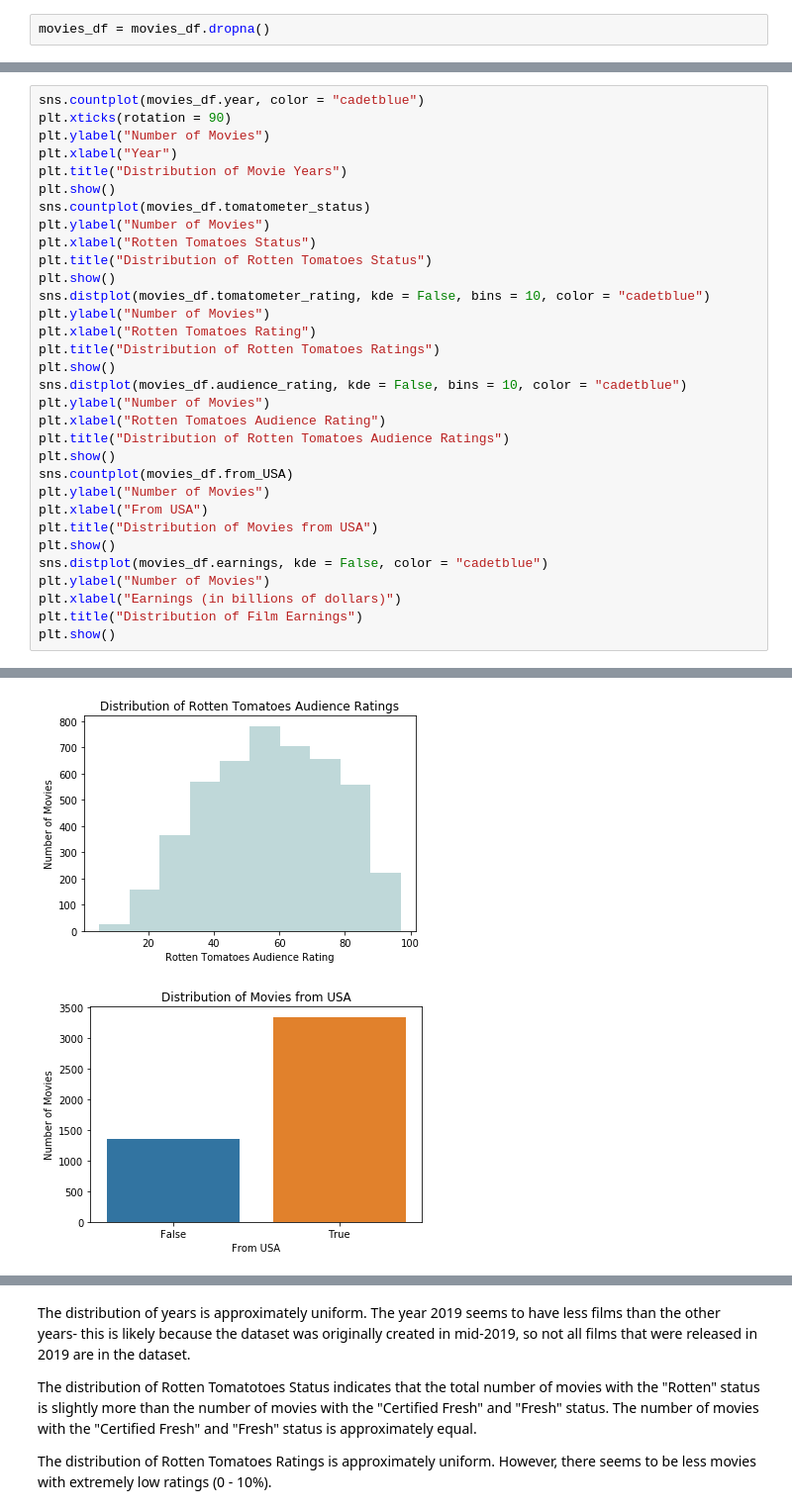
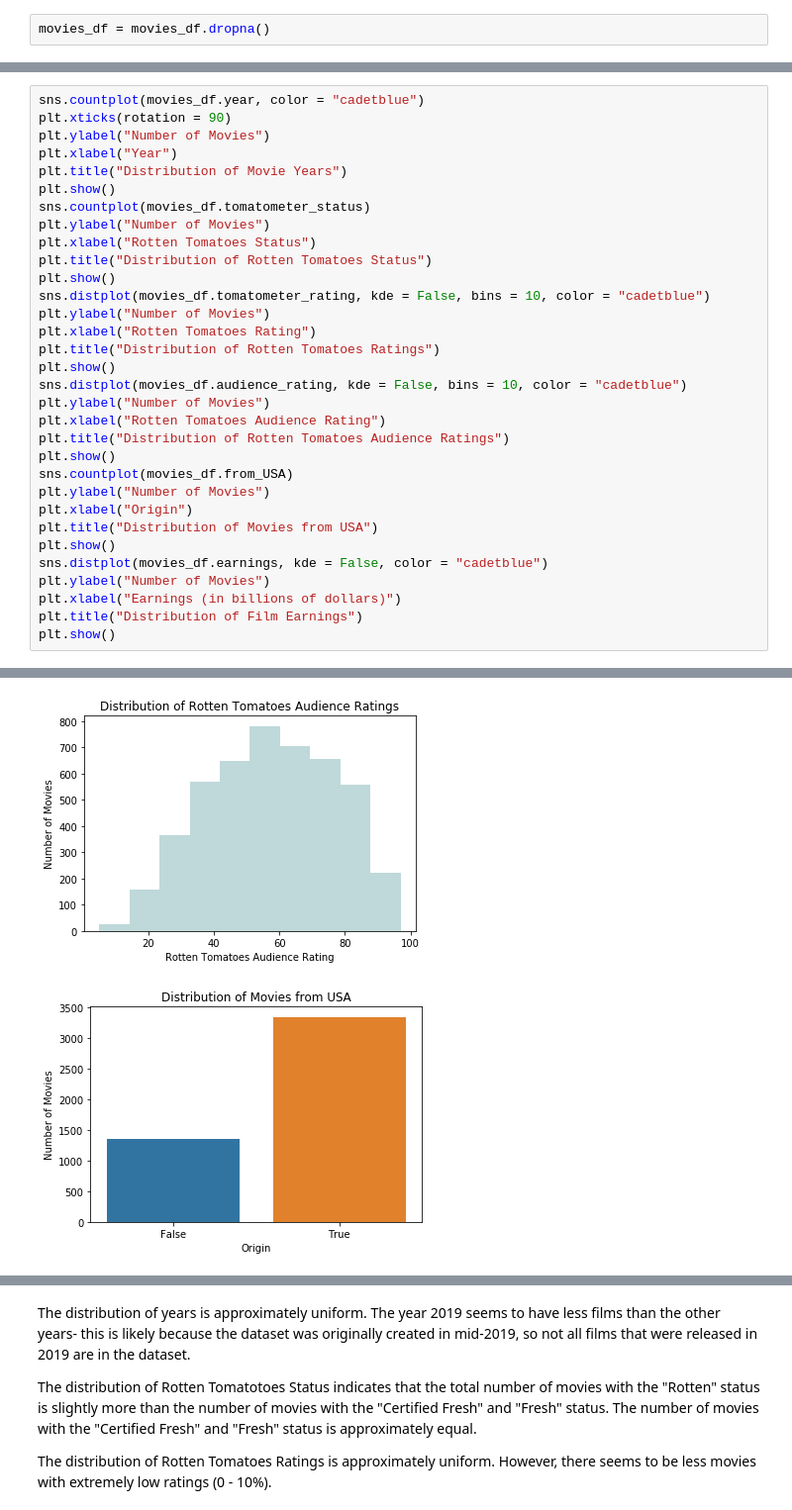
Before and after one commit to brndnzh/Rotten_Tomatoes_Effect, a Jupyter notebook: Rotten_Tomatoes_Effect_Script.ipynb, the cells around one changed output, grey strips where cells are left out. Shown at 99% size. Drawn from its saved outputs; the diff is of its cells as text.

```diff
--- a/Rotten_Tomatoes_Effect_Script.ipynb
+++ b/Rotten_Tomatoes_Effect_Script.ipynb
@@ -204,35 +204,35 @@ plt.title("Distribution of Movie Years")
 plt.show()
 sns.countplot(movies_df.tomatometer_status)
 plt.ylabel("Number of Movies")
 plt.xlabel("Rotten Tomatoes Status")
 plt.title("Distribution of Rotten Tomatoes Status")
 plt.show()
 sns.distplot(movies_df.tomatometer_rating, kde = False, bins = 10, color = "cadetblue")
 plt.ylabel("Number of Movies")
 plt.xlabel("Rotten Tomatoes Rating")
 plt.title("Distribution of Rotten Tomatoes Ratings")
 plt.show()
 sns.distplot(movies_df.audience_rating, kde = False, bins = 10, color = "cadetblue")
 plt.ylabel("Number of Movies")
 plt.xlabel("Rotten Tomatoes Audience Rating")
 plt.title("Distribution of Rotten Tomatoes Audience Ratings")
 plt.show()
 sns.countplot(movies_df.from_USA)
 plt.ylabel("Number of Movies")
-plt.xlabel("From USA")
+plt.xlabel("Origin")
 plt.title("Distribution of Movies from USA")
 plt.show()
 sns.distplot(movies_df.earnings, kde = False, color = "cadetblue")
 plt.ylabel("Number of Movies")
 plt.xlabel("Earnings (in billions of dollars)")
 plt.title("Distribution of Film Earnings")
 plt.show()
 # %% [output]
 [figure]
 [figure]
 [figure]
 [figure]
-[figure, old version]
+[figure, new version]
 [figure]
 # %% [markdown]
 The distribution of years is approximately uniform. The year 2019 seems to have less films than the other years- this is likely because the dataset was originally created in mid-2019, so not all films that were released in 2019 are in the dataset.
```
Also changed, not shown: parts of 8 cells of this notebook.
